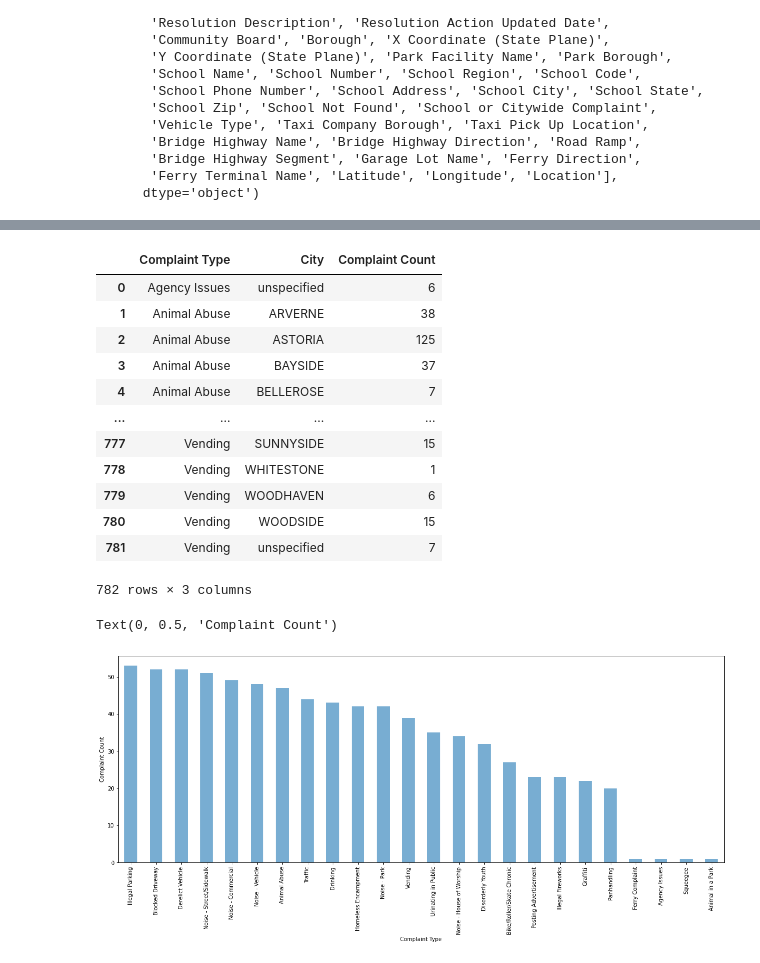
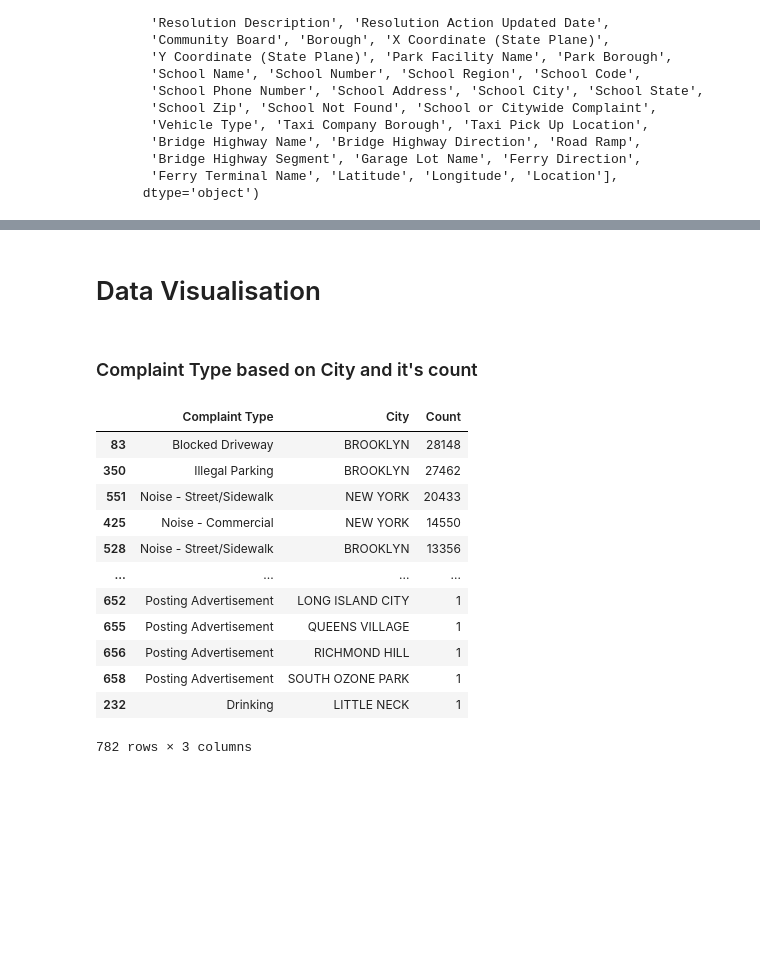
Before and after one commit to vigneshmanikandan97/nyc-311, a Jupyter notebook: NYC 311.ipynb, the cells around one changed output, grey strips where cells are left out. Saved outputs shown, nothing was run; the diff lists cells and outputs as text; code cells hidden in the pictures; blank space fills up the shorter version.

```diff
--- a/NYC 311.ipynb
+++ b/NYC 311.ipynb
@@ -154,26 +159,21 @@ dtype: int64
+# %% [markdown]
+<h1>Data Visualisation</h1>
+# %% [markdown]
+<h3>Complaint Type based on City and it's count</h3>
 # %%
-# Create Complaint Type vs City table
-complaintTypeByCity = pd.DataFrame({ "Complaint Count": nyc_df.groupby(["Complaint Type", "City"]).size() }).reset_index()
-complaintTypeByCity
+grouped_df = pd.DataFrame({"Count": nyc_df.groupby(["Complaint Type", "City"]).size()}).reset_index()
+grouped_df.sort_values("Count", ascending = False)
 # %% [output]
-|  | Complaint Type | City | Complaint Count |
-| 0 | Agency Issues | unspecified | 6 |
-| 1 | Animal Abuse | ARVERNE | 38 |
-| 2 | Animal Abuse | ASTORIA | 125 |
-| 3 | Animal Abuse | BAYSIDE | 37 |
-| 4 | Animal Abuse | BELLEROSE | 7 |
+|  | Complaint Type | City | Count |
+| 83 | Blocked Driveway | BROOKLYN | 28148 |
+| 350 | Illegal Parking | BROOKLYN | 27462 |
+| 551 | Noise - Street/Sidewalk | NEW YORK | 20433 |
+| 425 | Noise - Commercial | NEW YORK | 14550 |
+| 528 | Noise - Street/Sidewalk | BROOKLYN | 13356 |
 | ... | ... | ... | ... |
-| 777 | Vending | SUNNYSIDE | 15 |
-| 778 | Vending | WHITESTONE | 1 |
-| 779 | Vending | WOODHAVEN | 6 |
-| 780 | Vending | WOODSIDE | 15 |
-| 781 | Vending | unspecified | 7 |
+| 652 | Posting Advertisement | LONG ISLAND CITY | 1 |
+| 655 | Posting Advertisement | QUEENS VILLAGE | 1 |
+| 656 | Posting Advertisement | RICHMOND HILL | 1 |
+| 658 | Posting Advertisement | SOUTH OZONE PARK | 1 |
+| 232 | Drinking | LITTLE NECK | 1 |
 782 rows × 3 columns
-# %%
-# Complaint Types vs Number of complaints
-ctbc_ax1 = complaintTypeByCity['Complaint Type'].value_counts().plot(kind = 'bar', alpha = 0.6, figsize = (20, 7))
-ctbc_ax1.set_xlabel("Complaint Type")
-ctbc_ax1.set_ylabel("Complaint Count")
-# %% [output]
-Text(0, 0.5, 'Complaint Count')
-[figure, removed]
```
Also changed, not shown: parts of 21 cells of this notebook.
